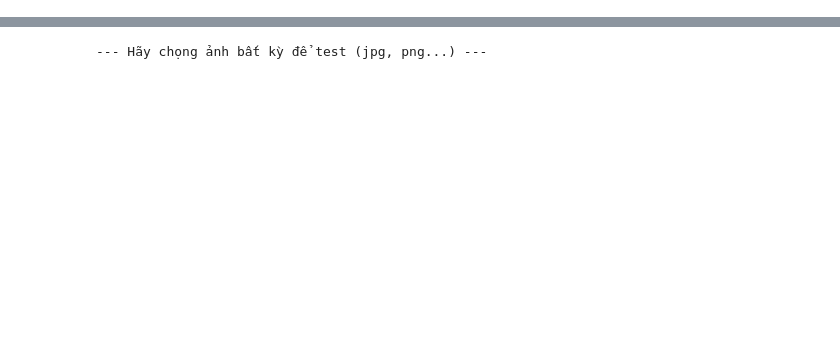
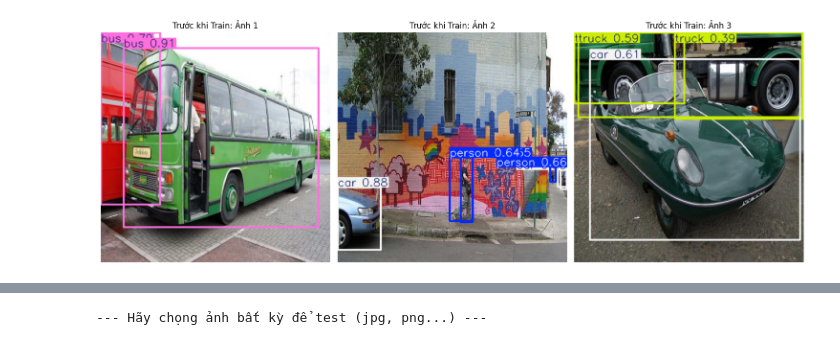
Before and after one commit to giaminhh041223/Vehicle_detect, a Jupyter notebook: Vehicle_detect.ipynb, the cells around one changed output, grey strips where cells are left out. Cells and saved outputs as stored; diff of their text form; code cells hidden in the pictures; blank space fills up the shorter version.

```diff
--- a/Vehicle_detect.ipynb
+++ b/Vehicle_detect.ipynb
@@ -3 +68,26 @@
+# %%
+test_path_pre = os.path.join(extract_path, "Cars Detection/test/images")
+
+if os.path.exists(test_path_pre):
+    all_imgs = [os.path.join(test_path_pre, f) for f in os.listdir(test_path_pre) if f.endswith(('.jpg', '.png'))]
+
+    sample_imgs = random.sample(all_imgs, min(3, len(all_imgs)))
+
+    results_pre = model.predict(source=sample_imgs, conf=0.25, verbose=False)
+
+    plt.figure(figsize=(15, 6))
+    for i, result in enumerate(results_pre):
+
+        img_plot = result.plot()
+        img_rgb = cv2.cvtColor(img_plot, cv2.COLOR_BGR2RGB)
+
+        plt.subplot(1, 3, i + 1)
+        plt.imshow(img_rgb)
+        plt.axis('off')
+        plt.title(f"Trước khi Train: Ảnh {i+1}")
+
+    plt.tight_layout()
+    plt.show()
+# %% [output]
+[figure, added]
 # %%
```
Also changed, not shown: parts of 5 cells of this notebook.
